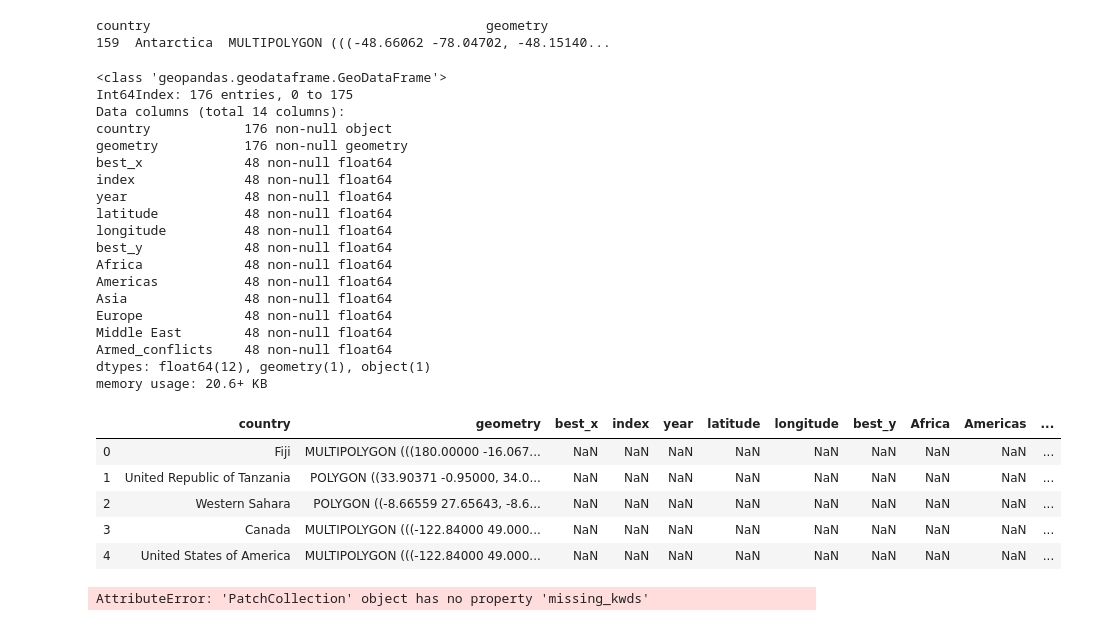
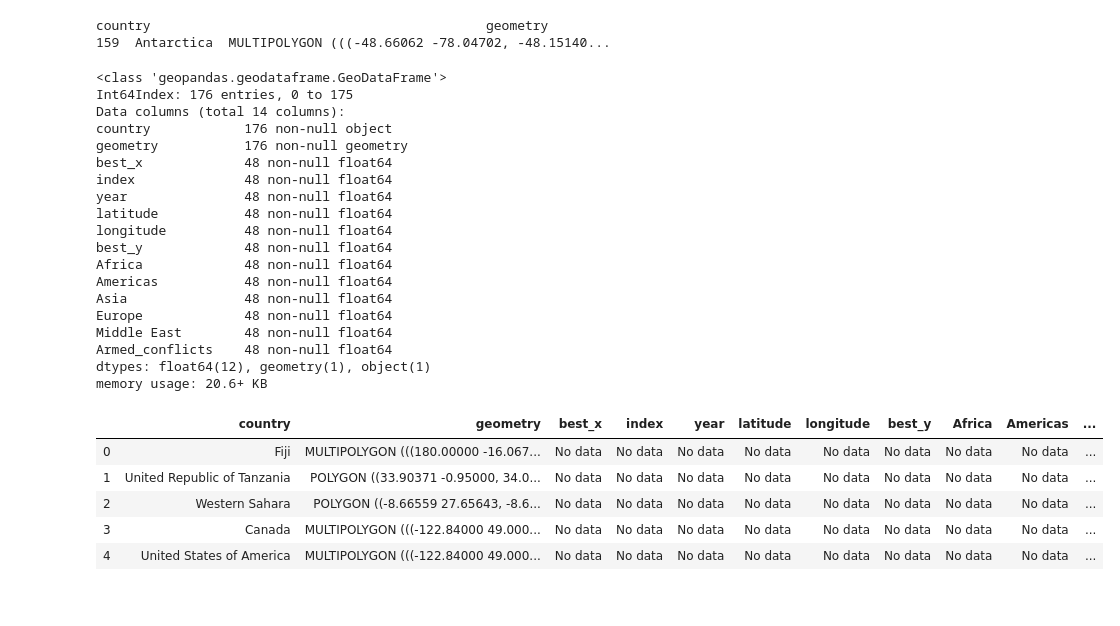
Before and after one commit to NumEconCopenhagen/projects-2020-syntaxerror, a Jupyter notebook: dataproject/civil (2).ipynb, the cells around one changed output. Cells and saved outputs as stored; diff of their text form; code cells hidden in the pictures.

```diff
--- a/dataproject/civil (2).ipynb
+++ b/dataproject/civil (2).ipynb
@@ -133,39 +133,39 @@ country                                           geometry
 # %%
 # join the geodataframe with the csv dataframe
 merged = gdf.merge(cw_year_grouped, how='left', left_on="country", right_on="country")
 merged = merged[['country', 'geometry', 'best' ]]
 merged1 = merged.merge(cw_year_grouped, how='left', left_on="country", right_on="country")
 
 merged1.head()
 merged1.info()
-
+merged1.fillna('No data', inplace = True)
 merged1.head()
 # %% [output]
 <class 'geopandas.geodataframe.GeoDataFrame'>
 Int64Index: 176 entries, 0 to 175
 Data columns (total 14 columns):
 country            176 non-null object
 geometry           176 non-null geometry
 best_x             48 non-null float64
 index              48 non-null float64
 year               48 non-null float64
 latitude           48 non-null float64
 longitude          48 non-null float64
 best_y             48 non-null float64
 Africa             48 non-null float64
 Americas           48 non-null float64
 Asia               48 non-null float64
 Europe             48 non-null float64
 Middle East        48 non-null float64
 Armed_conflicts    48 non-null float64
 dtypes: float64(12), geometry(1), object(1)
 memory usage: 20.6+ KB
 |  | country | geometry | best_x | index | year | latitude | longitude | best_y | Africa | Americas | ... |
-| 0 | Fiji | MULTIPOLYGON (((180.00000 -16.067... | NaN | NaN | NaN | NaN | NaN | NaN | NaN | NaN | ... |
-| 1 | United Republic of Tanzania | POLYGON ((33.90371 -0.95000, 34.0... | NaN | NaN | NaN | NaN | NaN | NaN | NaN | NaN | ... |
-| 2 | Western Sahara | POLYGON ((-8.66559 27.65643, -8.6... | NaN | NaN | NaN | NaN | NaN | NaN | NaN | NaN | ... |
-| 3 | Canada | MULTIPOLYGON (((-122.84000 49.000... | NaN | NaN | NaN | NaN | NaN | NaN | NaN | NaN | ... |
-| 4 | United States of America | MULTIPOLYGON (((-122.84000 49.000... | NaN | NaN | NaN | NaN | NaN | NaN | NaN | NaN | ... |
+| 0 | Fiji | MULTIPOLYGON (((180.00000 -16.067... | No data | No data | No data | No data | No data | No data | No data | No data | ... |
+| 1 | United Republic of Tanzania | POLYGON ((33.90371 -0.95000, 34.0... | No data | No data | No data | No data | No data | No data | No data | No data | ... |
+| 2 | Western Sahara | POLYGON ((-8.66559 27.65643, -8.6... | No data | No data | No data | No data | No data | No data | No data | No data | ... |
+| 3 | Canada | MULTIPOLYGON (((-122.84000 49.000... | No data | No data | No data | No data | No data | No data | No data | No data | ... |
+| 4 | United States of America | MULTIPOLYGON (((-122.84000 49.000... | No data | No data | No data | No data | No data | No data | No data | No data | ... |
 # %%
 
 #Read data to json
@@ -197,8 +197,3 @@ p.add_tools(HoverTool(tooltips=[('Country','@country'),('Deaths','@best_x'), ('A
 
 #Display figure.
 show(p)
-# %%
-fig, ax = plt.subplots(figsize = (15,6))
-merged1.plot(column='Armed_conflicts', cmap='OrRd',ax=ax, legend=True, missing_kwds={"color": "lightgrey", "edgecolor": "red", "hatch": "///", "label": "Missing values"})
-# %% [output]
-AttributeError: 'PatchCollection' object has no property 'missing_kwds'
```
Also changed, not shown: 2 other files.
